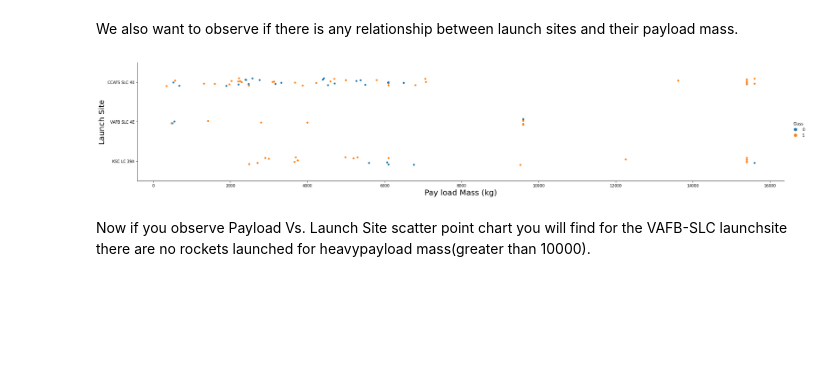
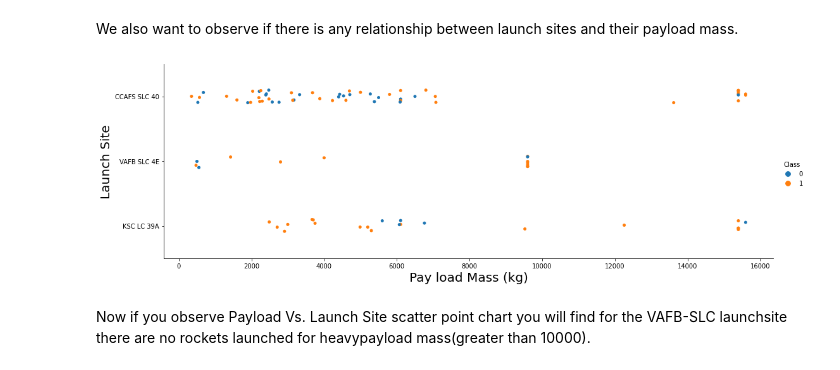
Before and after one commit to jnsbrieo/Capstone-Project-IBM-Data-Science-Course, a Jupyter notebook: 2.2_eda-dataviz.ipynb, the cells around one changed output. Cells and saved outputs as stored; diff of their text form; code cells hidden in the pictures; blank space fills up the shorter version.

```diff
--- a/2.2_eda-dataviz.ipynb
+++ b/2.2_eda-dataviz.ipynb
@@ -100,12 +110,16 @@ Now try to explain the patterns you found in the Flight Number vs. Launch Site s
 We also want to observe if there is any relationship between launch sites and their payload mass.
 # %%
 # Plot a scatter point chart with x axis to be Pay Load Mass (kg) and y axis to be the launch site, and hue to be the class value
-sns.catplot(x="PayloadMass", y="LaunchSite", hue="Class", data=df, aspect = 5)
+sns.catplot(x="PayloadMass", y="LaunchSite", hue="Class", data=df, aspect = 3)
 plt.ylabel("Launch Site",fontsize=20)
 plt.xlabel("Pay load Mass (kg)",fontsize=20)
+
+# save plot to file
+plt.savefig('pictures/2.2_eda_plotting/2scatter_payload_vs_launchsite.png')
+
 plt.show()
 # %% [output]
-[figure, old version]
+[figure, new version]
 # %% [markdown]
 Now if you observe Payload Vs. Launch Site scatter point chart you will find for the VAFB-SLC  launchsite there are no  rockets  launched for  heavypayload mass(greater than 10000).
 # %% [markdown]
```
Also changed, not shown: parts of 9 cells of this notebook, 6 other files.
